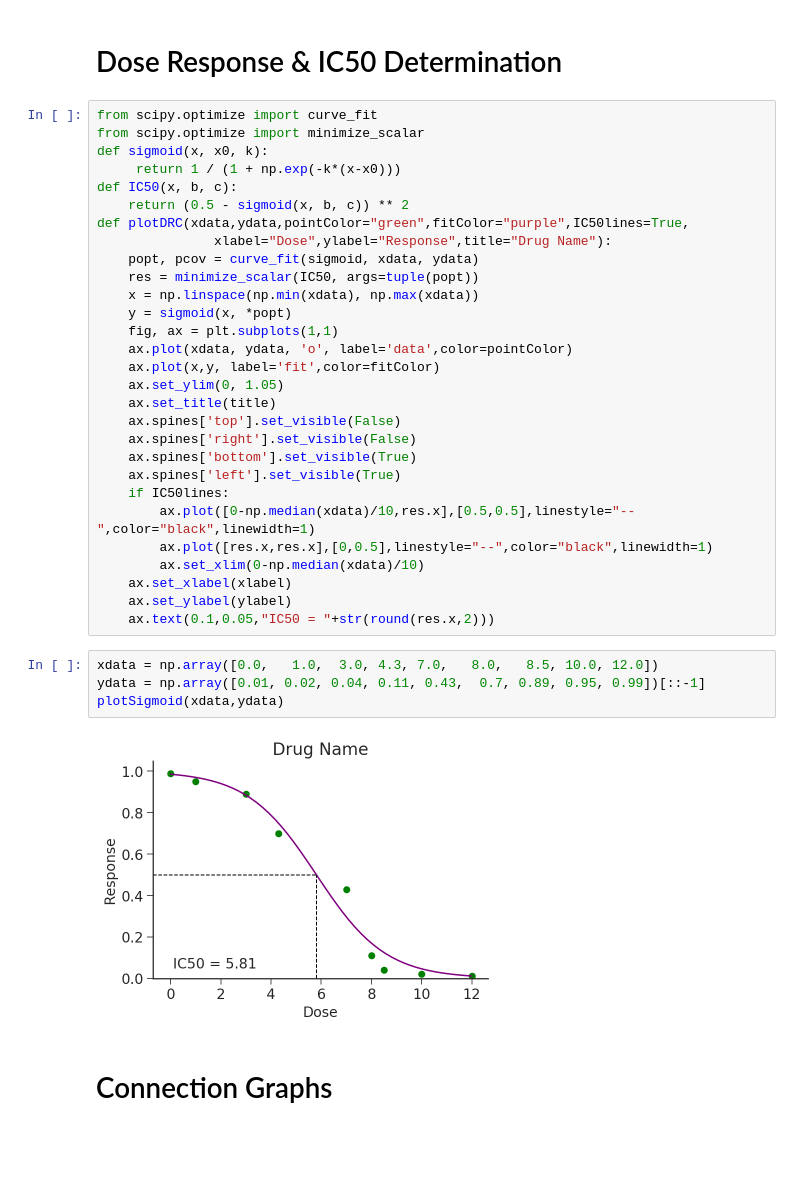
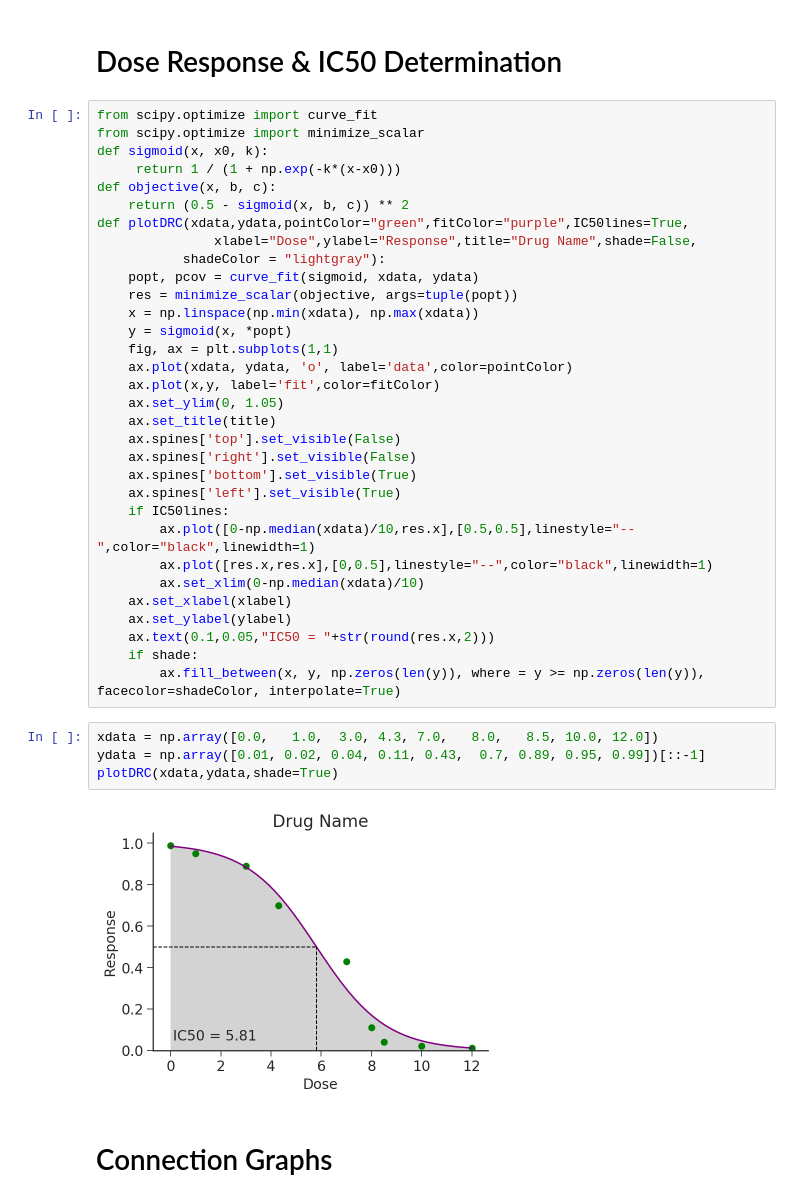
Before and after one commit to brentkuenzi/Systems-Pharmacology, a Jupyter notebook: Expression Functions.ipynb, the cells around one changed output. Cells and saved outputs as stored; diff of their text form; blank space fills up the shorter version.

```diff
--- a/Expression Functions.ipynb
+++ b/Expression Functions.ipynb
@@ -336,12 +336,13 @@ from scipy.optimize import curve_fit
 from scipy.optimize import minimize_scalar
 def sigmoid(x, x0, k):
      return 1 / (1 + np.exp(-k*(x-x0)))
-def IC50(x, b, c):
+def objective(x, b, c):
     return (0.5 - sigmoid(x, b, c)) ** 2
 def plotDRC(xdata,ydata,pointColor="green",fitColor="purple",IC50lines=True,
-               xlabel="Dose",ylabel="Response",title="Drug Name"):
+               xlabel="Dose",ylabel="Response",title="Drug Name",shade=False,
+           shadeColor = "lightgray"):
     popt, pcov = curve_fit(sigmoid, xdata, ydata)
-    res = minimize_scalar(IC50, args=tuple(popt))
+    res = minimize_scalar(objective, args=tuple(popt))
     x = np.linspace(np.min(xdata), np.max(xdata))
     y = sigmoid(x, *popt)
     fig, ax = plt.subplots(1,1)
@@ -360,12 +361,14 @@ def plotDRC(xdata,ydata,pointColor="green",fitColor="purple",IC50lines=True,
     ax.set_xlabel(xlabel)
     ax.set_ylabel(ylabel)
     ax.text(0.1,0.05,"IC50 = "+str(round(res.x,2)))
+    if shade:
+        ax.fill_between(x, y, np.zeros(len(y)), where = y >= np.zeros(len(y)), facecolor=shadeColor, interpolate=True)
 # %%
 xdata = np.array([0.0,   1.0,  3.0, 4.3, 7.0,   8.0,   8.5, 10.0, 12.0])
 ydata = np.array([0.01, 0.02, 0.04, 0.11, 0.43,  0.7, 0.89, 0.95, 0.99])[::-1]
-plotSigmoid(xdata,ydata)
+plotDRC(xdata,ydata,shade=True)
 # %% [output]
-[figure, old version]
+[figure, new version]
 # %% [markdown]
 # Connection Graphs
 # %%
```
